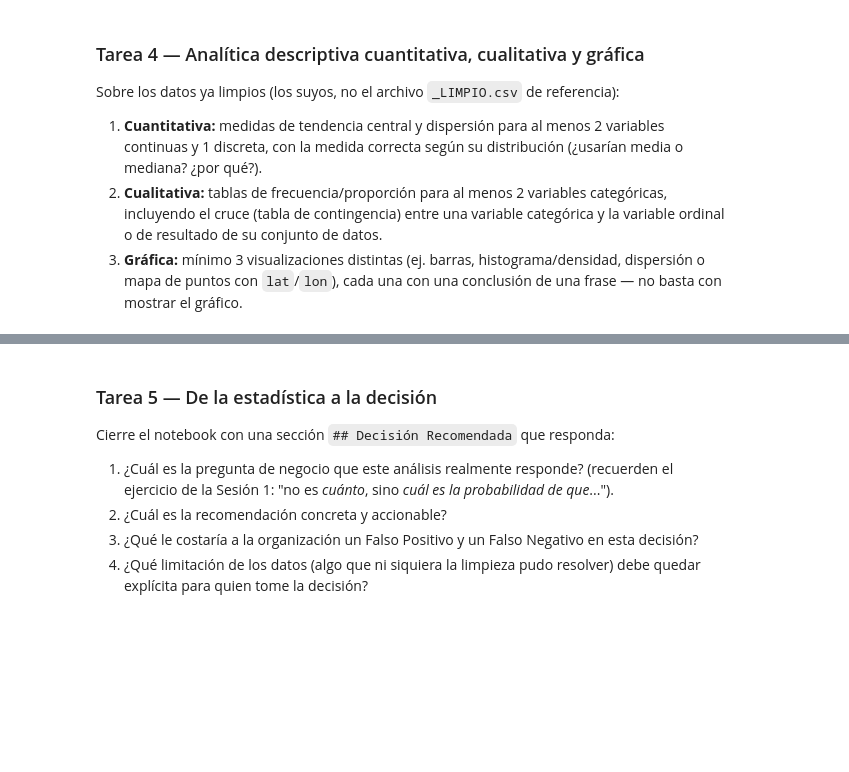
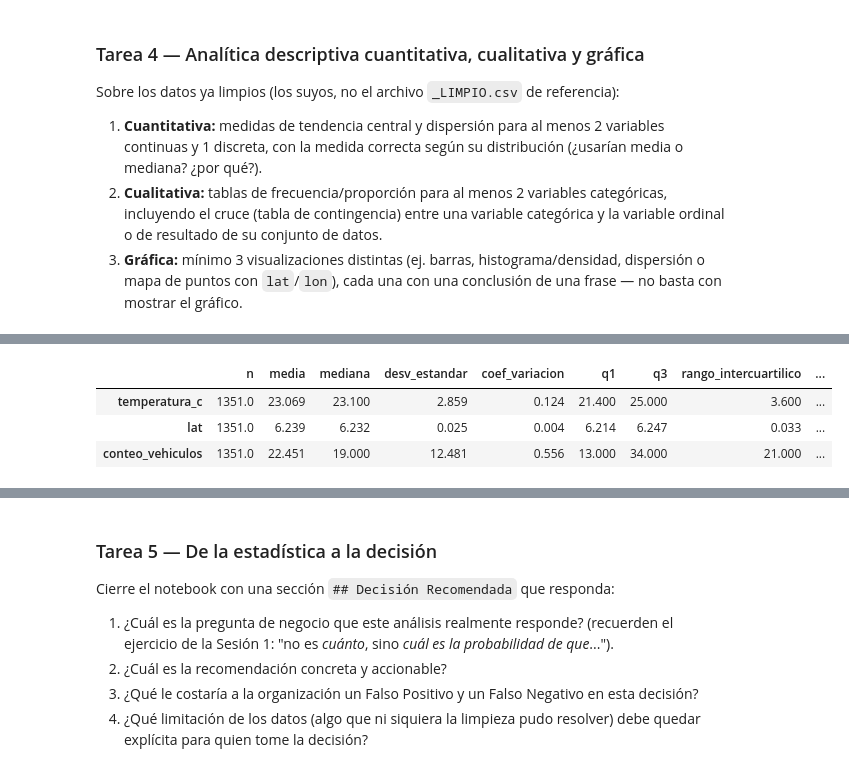
Before and after one commit to Jeronimo1303/Data_Science_Challenge_01, a Jupyter notebook: notebooks/taller_practico_01_analisis.ipynb, the cells around one changed output, grey strips where cells are left out. Cells and saved outputs as stored; diff of their text form; code cells hidden in the pictures; blank space fills up the shorter version.

```diff
--- a/notebooks/taller_practico_01_analisis.ipynb
+++ b/notebooks/taller_practico_01_analisis.ipynb
@@ -563,0 +581,45 @@ Cruce entre tipo de vía y nivel ordinal de tráfico:
+# %%
+# --- Tarea 4, punto 1: Cuantitativa ---
+# Medidas de tendencia central y dispersión sobre los datos ya limpios (df_trabajo, Tarea 3).
+# Variables continuas: temperatura_c, lat  |  Variable discreta: conteo_vehiculos
+
+variables_continuas = ["temperatura_c", "lat"]
+variable_discreta = "conteo_vehiculos"
+variables_cuantitativas = variables_continuas + [variable_discreta]
+
+def describir(serie):
+    """Calcula medidas de tendencia central, dispersión y forma de una variable numérica."""
+    q1, q3 = serie.quantile([0.25, 0.75])
+    media = serie.mean()
+    return pd.Series({
+        "n": serie.count(),
+        "media": media,
+        "mediana": serie.median(),
+        "desv_estandar": serie.std(),
+        "coef_variacion": (serie.std() / media) if media else np.nan,
+        "q1": q1,
+        "q3": q3,
+        "rango_intercuartilico": q3 - q1,
+        "minimo": serie.min(),
+        "maximo": serie.max(),
+        "asimetria": serie.skew(),
+    })
+
+resumen_cuantitativo = pd.DataFrame(
+    {col: describir(df_trabajo[col]) for col in variables_cuantitativas}
+).T
+resumen_cuantitativo["tipo"] = ["continua", "continua", "discreta"]
+
+# Regla de decisión: |asimetría| < 0.5 -> distribución aprox. simétrica,
+# por lo que la media es representativa; |asimetría| >= 0.5 -> distribución sesgada y/o con
+# valores extremos, por lo que la mediana (robusta a outliers) es la medida preferida.
+resumen_cuantitativo["medida_recomendada"] = np.where(
+    resumen_cuantitativo["asimetria"].abs() < 0.5, "Media", "Mediana"
+)
+
+display(resumen_cuantitativo.round(3))
+# %% [output]
+|  | n | media | mediana | desv_estandar | coef_variacion | q1 | q3 | rango_intercuartilico | ... |
+| temperatura_c | 1351.0 | 23.069 | 23.100 | 2.859 | 0.124 | 21.400 | 25.000 | 3.600 | ... |
+| lat | 1351.0 | 6.239 | 6.232 | 0.025 | 0.004 | 6.214 | 6.247 | 0.033 | ... |
+| conteo_vehiculos | 1351.0 | 22.451 | 19.000 | 12.481 | 0.556 | 13.000 | 34.000 | 21.000 | ... |
```
Also changed, not shown: parts of 22 cells of this notebook.
